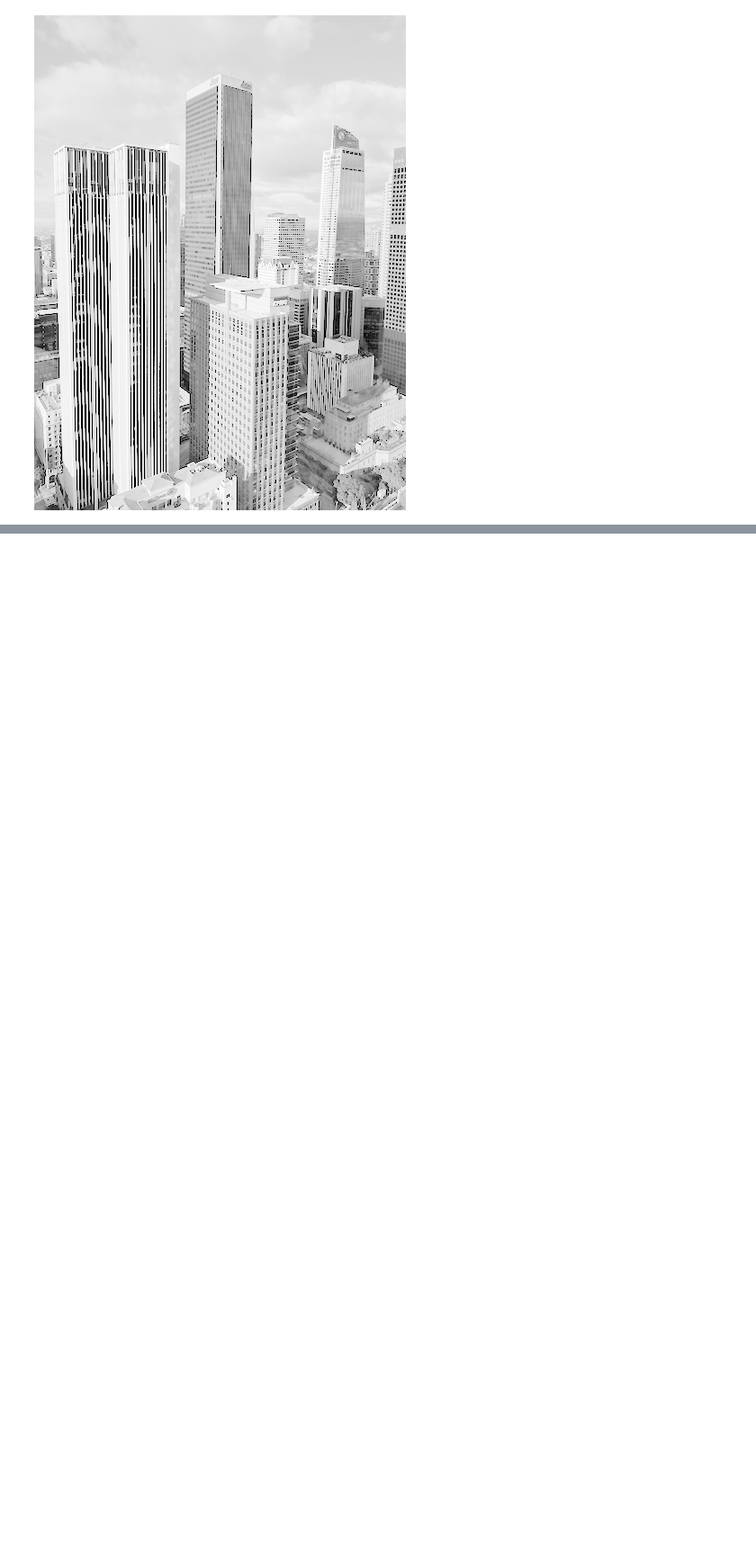
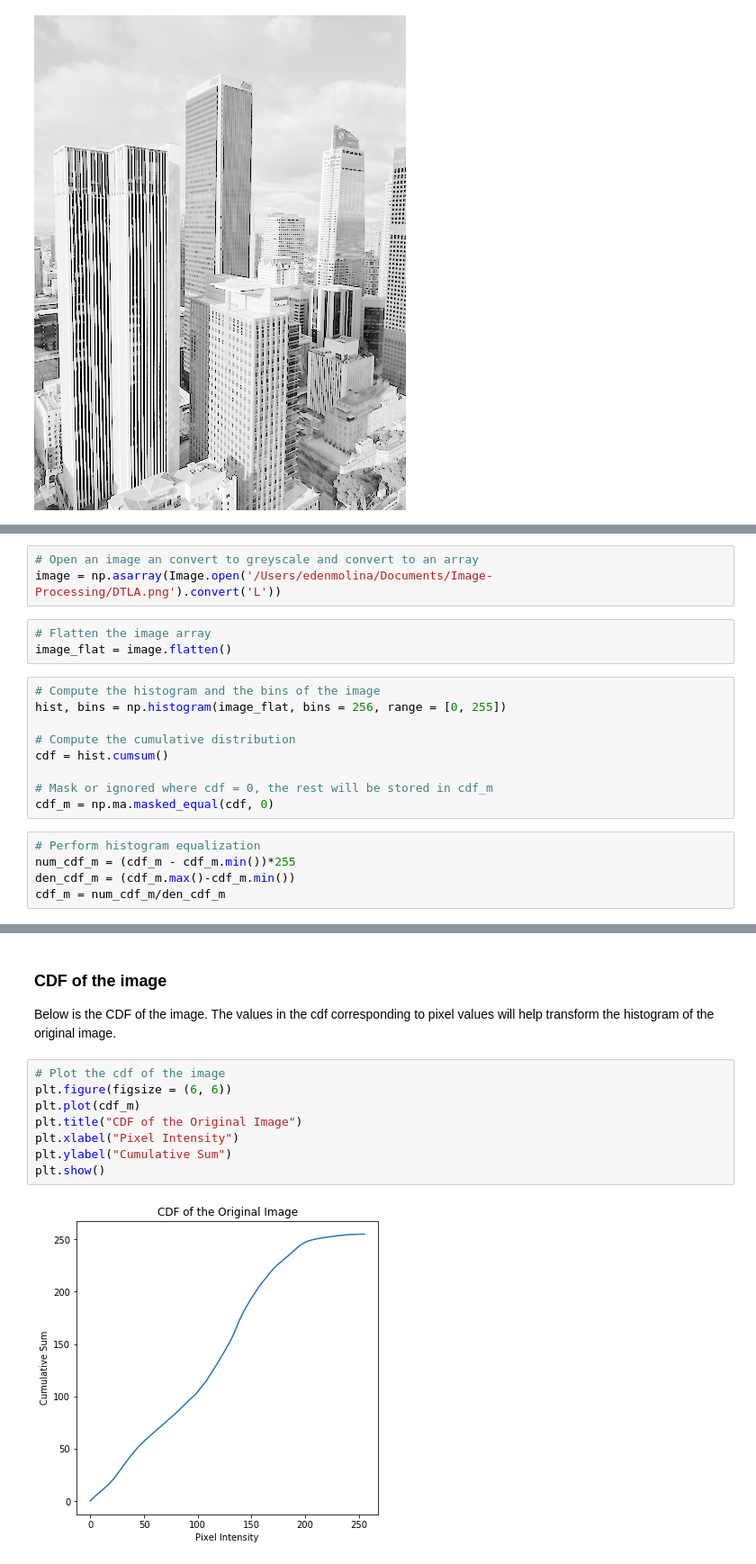
Before and after one commit to ednmolina/Image-Processing, a Jupyter notebook: Image Processing.ipynb, the cells around one changed output, grey strips where cells are left out. Shown at 90% size. Drawn from its saved outputs; the diff is of its cells as text; blank space fills up the shorter version.

```diff
--- a/Image Processing.ipynb
+++ b/Image Processing.ipynb
@@ -575,0 +594,20 @@ In a low contrast image, the histogram will be narrow while in a high contrast i
+# %%
+# Open an image an convert to greyscale and convert to an array
+image = np.asarray(Image.open('/Users/edenmolina/Documents/Image-Processing/DTLA.png').convert('L'))
+# %%
+# Flatten the image array
+image_flat = image.flatten()
+# %%
+# Compute the histogram and the bins of the image
+hist, bins = np.histogram(image_flat, bins = 256, range = [0, 255])
+
+# Compute the cumulative distribution
+cdf = hist.cumsum()
+
+# Mask or ignored where cdf = 0, the rest will be stored in cdf_m
+cdf_m = np.ma.masked_equal(cdf, 0)
+# %%
+# Perform histogram equalization
+num_cdf_m = (cdf_m - cdf_m.min())*255
+den_cdf_m = (cdf_m.max()-cdf_m.min())
+cdf_m = num_cdf_m/den_cdf_m
@@ -575,0 +623,13 @@ In a low contrast image, the histogram will be narrow while in a high contrast i
+# %% [markdown]
+### CDF of the image
+Below is the CDF of the image. The values in the cdf corresponding to pixel values will help transform the histogram of the original image.
+# %%
+# Plot the cdf of the image
+plt.figure(figsize = (6, 6))
+plt.plot(cdf_m)
+plt.title("CDF of the Original Image")
+plt.xlabel("Pixel Intensity")
+plt.ylabel("Cumulative Sum")
+plt.show()
+# %% [output]
+[figure, added]
```
Also changed, not shown: parts of 17 cells of this notebook, 4 other files.
